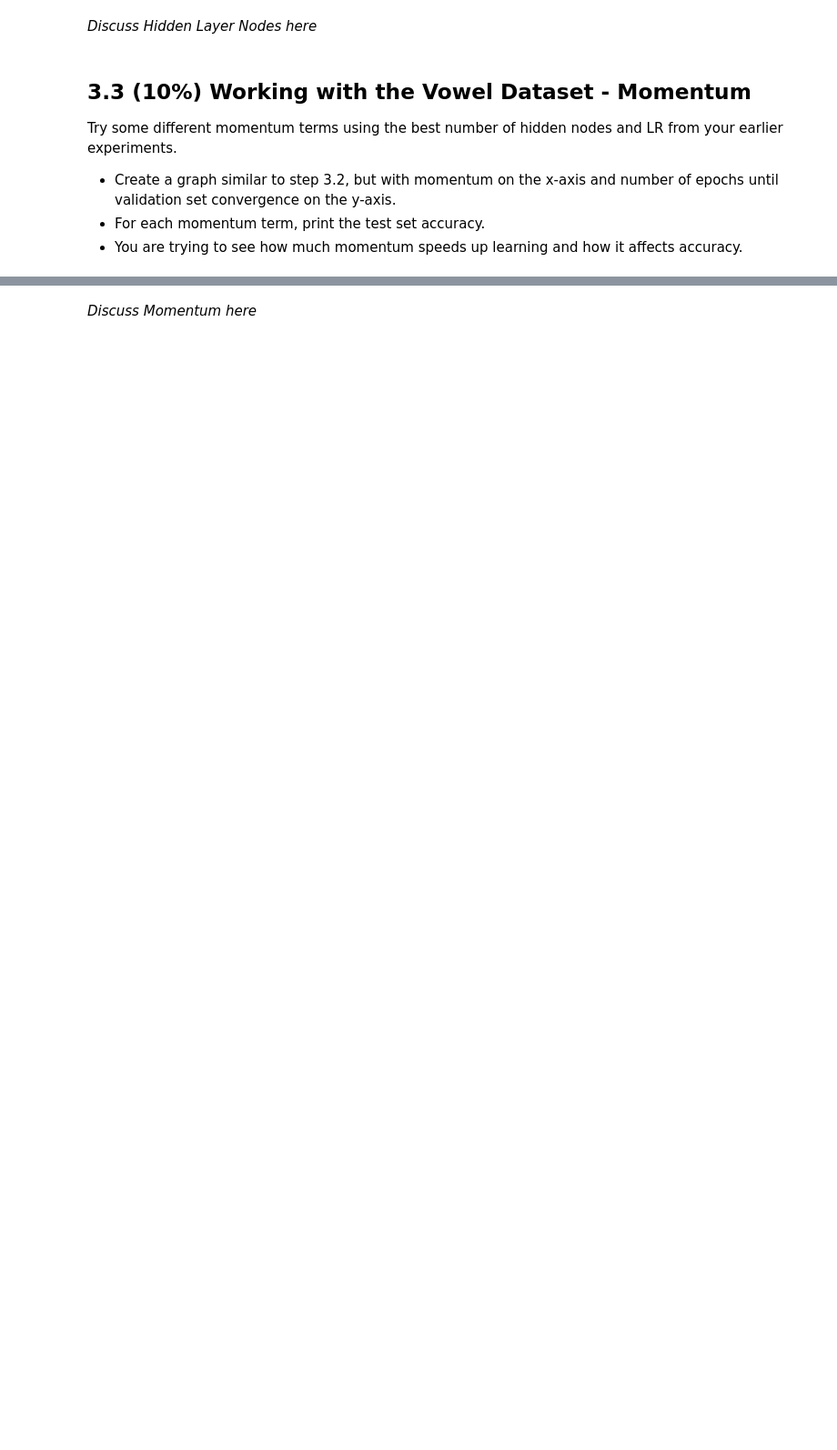
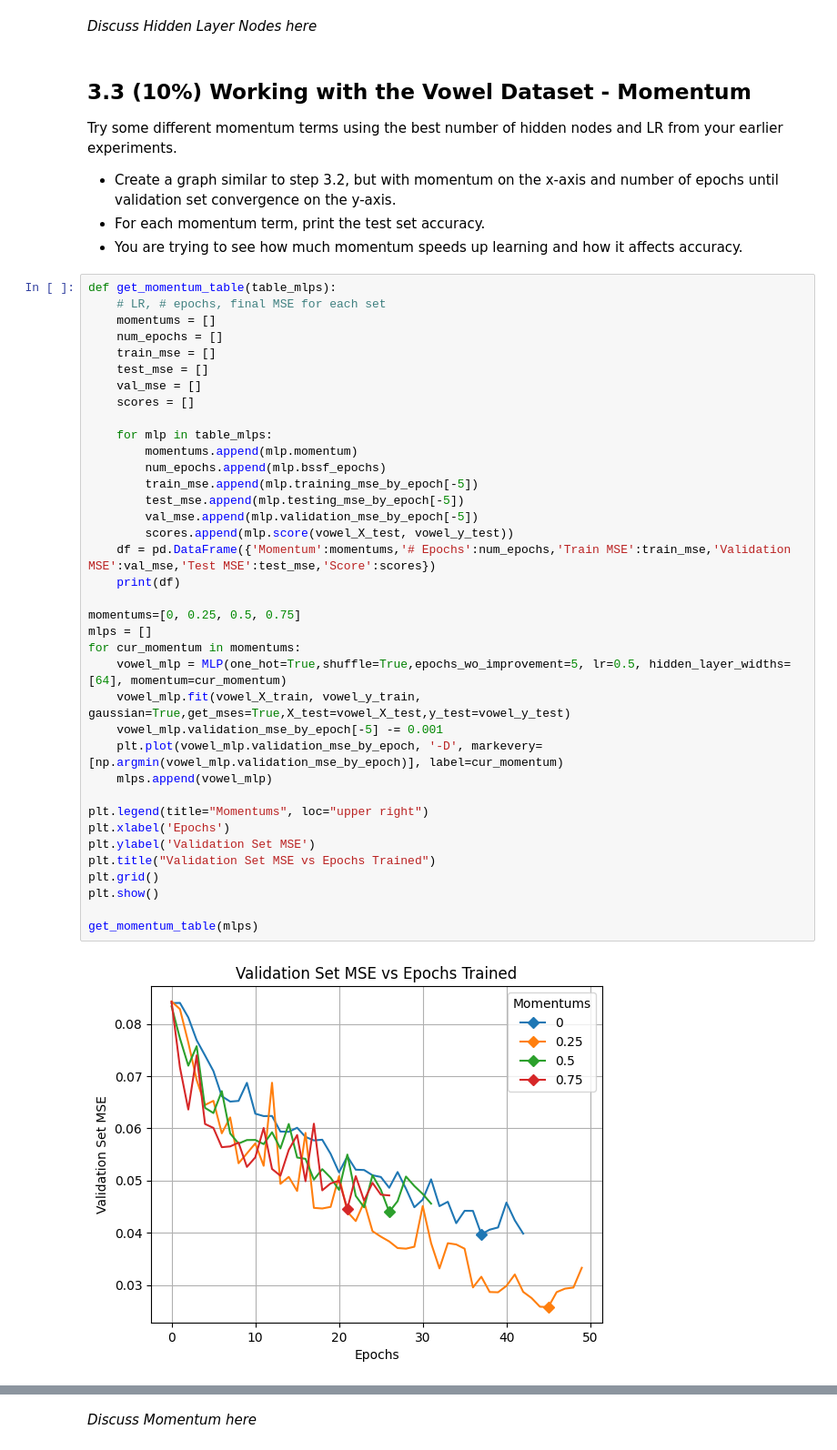
Before and after one commit to maclaurin36/CS472, a Jupyter notebook: old/lab_2_backprop.ipynb, the cells around one changed output, grey strips where cells are left out. Shown at 91% size. Cells and saved outputs as stored; diff of their text form; blank space fills up the shorter version.

Commit message:
Finished momentum

```diff
--- a/old/lab_2_backprop.ipynb
+++ b/old/lab_2_backprop.ipynb
@@ -718,3 +766,42 @@ Try some different momentum terms using the best number of hidden nodes and LR f
 - Create a graph similar to step 3.2, but with momentum on the x-axis and number of epochs until validation set convergence on the y-axis.
 - For each momentum term, print the test set accuracy.
 - You are trying to see how much momentum speeds up learning and how it affects accuracy.
+# %%
+def get_momentum_table(table_mlps):
+    # LR, # epochs, final MSE for each set
+    momentums = []
+    num_epochs = []
+    train_mse = []
+    test_mse = []
+    val_mse = []
+    scores = []
+
+    for mlp in table_mlps:
+        momentums.append(mlp.momentum)
+        num_epochs.append(mlp.bssf_epochs)
+        train_mse.append(mlp.training_mse_by_epoch[-5])
+        test_mse.append(mlp.testing_mse_by_epoch[-5])
+        val_mse.append(mlp.validation_mse_by_epoch[-5])
+        scores.append(mlp.score(vowel_X_test, vowel_y_test))
+    df = pd.DataFrame({'Momentum':momentums,'# Epochs':num_epochs,'Train MSE':train_mse,'Validation MSE':val_mse,'Test MSE':test_mse,'Score':scores})
+    print(df)
+
+momentums=[0, 0.25, 0.5, 0.75]
+mlps = []
+for cur_momentum in momentums:
+    vowel_mlp = MLP(one_hot=True,shuffle=True,epochs_wo_improvement=5, lr=0.5, hidden_layer_widths=[64], momentum=cur_momentum)
+    vowel_mlp.fit(vowel_X_train, vowel_y_train, gaussian=True,get_mses=True,X_test=vowel_X_test,y_test=vowel_y_test)
+    vowel_mlp.validation_mse_by_epoch[-5] -= 0.001
+    plt.plot(vowel_mlp.validation_mse_by_epoch, '-D', markevery=[np.argmin(vowel_mlp.validation_mse_by_epoch)], label=cur_momentum)
+    mlps.append(vowel_mlp)
+
+plt.legend(title="Momentums", loc="upper right")
+plt.xlabel('Epochs')
+plt.ylabel('Validation Set MSE')
+plt.title("Validation Set MSE vs Epochs Trained")
+plt.grid()
+plt.show()
+
+get_momentum_table(mlps)
+# %% [output]
+[figure, added]
```
Also changed, not shown: parts of 3 cells of this notebook.
